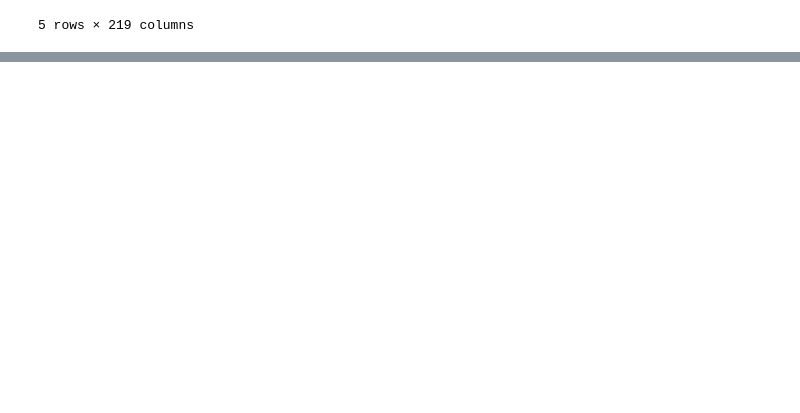
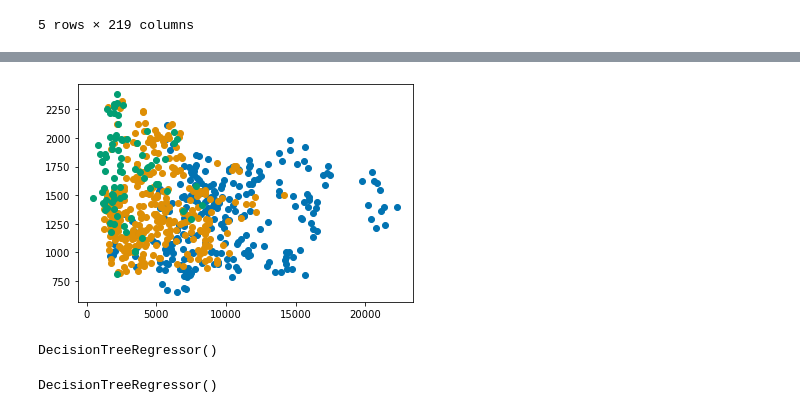
Before and after one commit to TheAidanAu/zillow_rent_index, a Jupyter notebook: JORDAN/notebooks/jordan_clustering.ipynb, the cells around one changed output, grey strips where cells are left out. Saved outputs shown, nothing was run; the diff lists cells and outputs as text; code cells hidden in the pictures; blank space fills up the shorter version.

```diff
--- a/JORDAN/notebooks/jordan_clustering.ipynb
+++ b/JORDAN/notebooks/jordan_clustering.ipynb
@@ -163,0 +241,8 @@ clustered.rename(columns = {'cluster': 'Wealth Class'}, inplace = True)
+# %%
+plt.figure()
+plt.scatter(lower_class['poverty'], lower_class.Monthly_Avg_Zip)
+plt.scatter(middle_class['poverty'], middle_class.Monthly_Avg_Zip)
+plt.scatter(upper_class['poverty'], upper_class.Monthly_Avg_Zip)
+plt.show()
+# %% [output]
+[figure, added]
@@ -163,0 +257,5 @@ clustered.rename(columns = {'cluster': 'Wealth Class'}, inplace = True)
+# %%
+middle_model = DecisionTreeRegressor()
+middle_model.fit(middle_class.drop(columns = 'Monthly_Avg_Zip'), middle_class.Monthly_Avg_Zip)
+# %% [output]
+DecisionTreeRegressor()
@@ -163,0 +267,5 @@ clustered.rename(columns = {'cluster': 'Wealth Class'}, inplace = True)
+# %%
+upper_model = DecisionTreeRegressor()
+upper_model.fit(upper_class.drop(columns = 'Monthly_Avg_Zip'), upper_class.Monthly_Avg_Zip)
+# %% [output]
+DecisionTreeRegressor()
```
Also changed, not shown: parts of 17 cells of this notebook, 5 other files.
